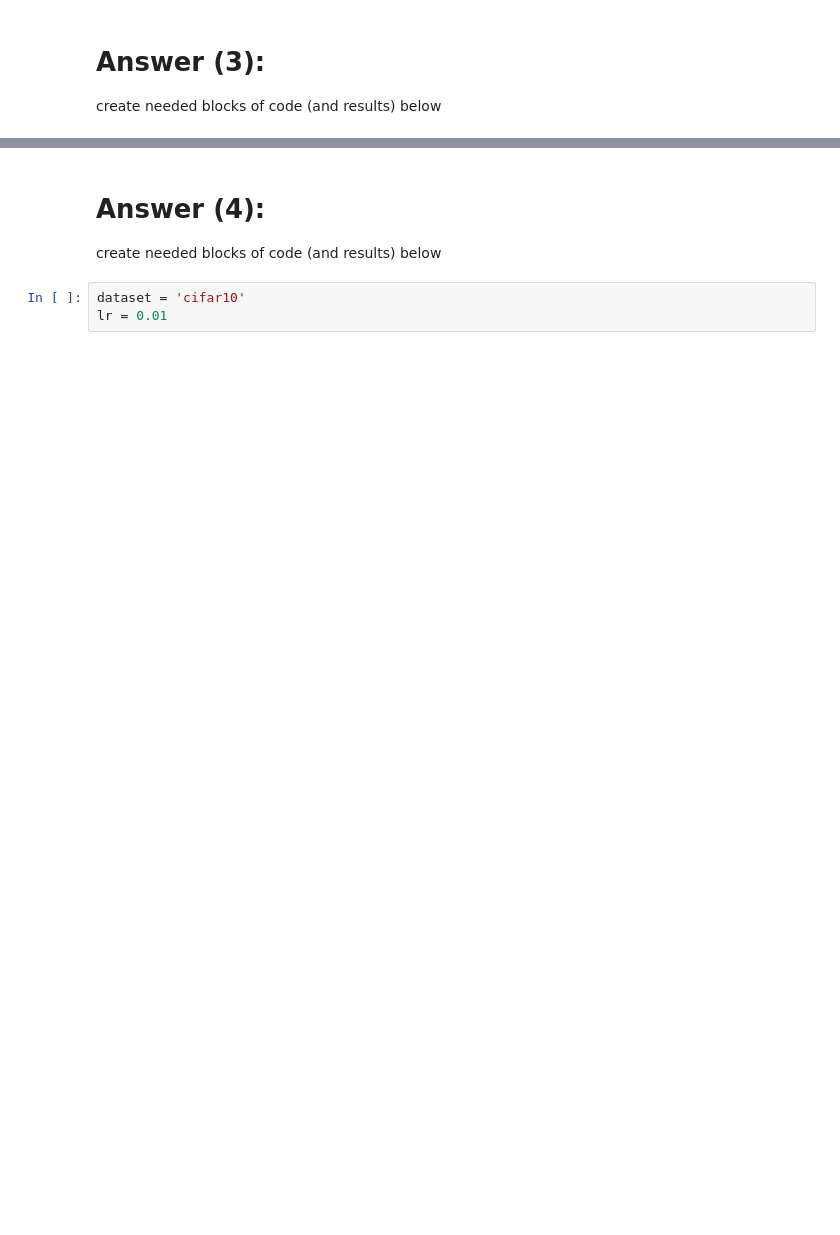
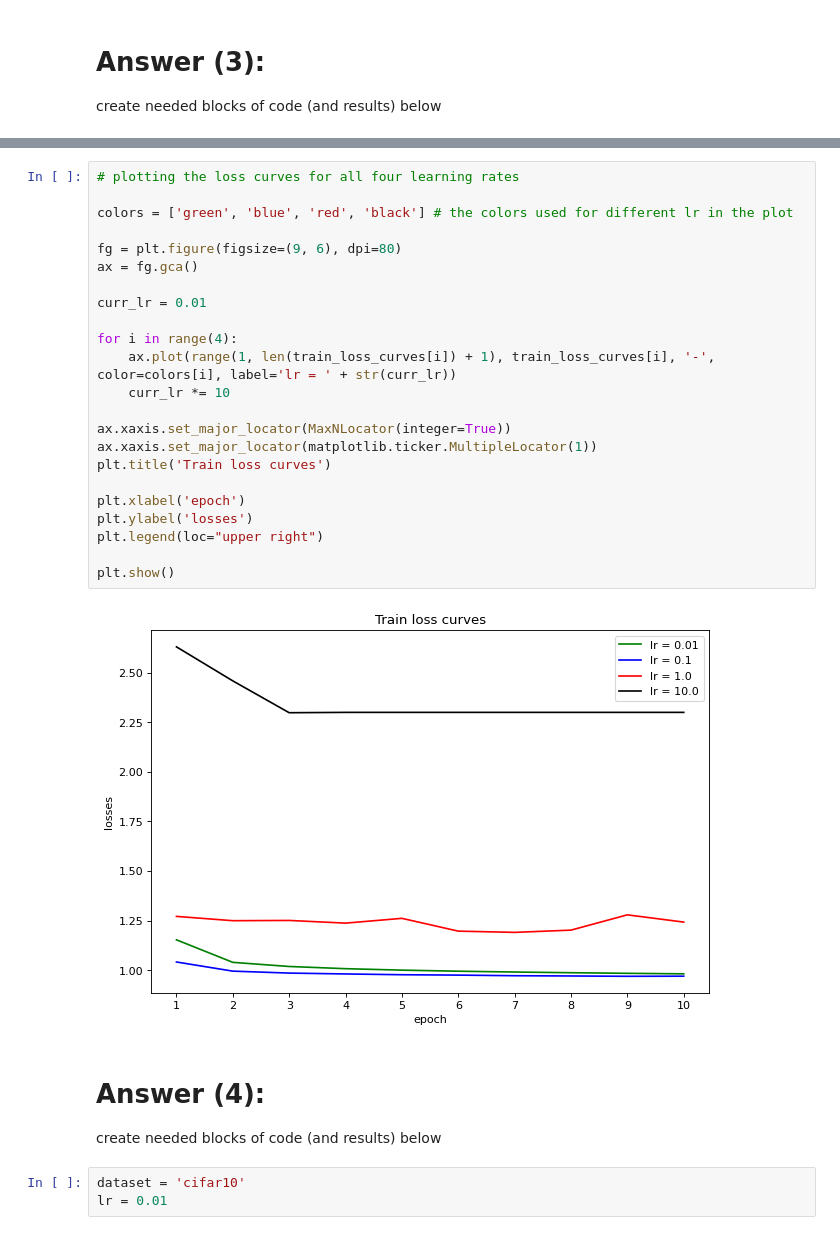
Before and after one commit to KareemJBR/CV-Exercises, a Jupyter notebook: HW3/Q1/ex3_2022_part1.ipynb, the cells around one changed output, grey strips where cells are left out. Drawn from its saved outputs; the diff is of its cells as text; blank space fills up the shorter version.

```diff
--- a/HW3/Q1/ex3_2022_part1.ipynb
+++ b/HW3/Q1/ex3_2022_part1.ipynb
@@ -474,3 +490,28 @@ Test set: Average loss: 2.6439, Accuracy: 980/10000 (10%)
+# %%
+# plotting the loss curves for all four learning rates
+
+colors = ['green', 'blue', 'red', 'black'] # the colors used for different lr in the plot
+
+fg = plt.figure(figsize=(9, 6), dpi=80)
+ax = fg.gca()
+
+curr_lr = 0.01
+
+for i in range(4):
+    ax.plot(range(1, len(train_loss_curves[i]) + 1), train_loss_curves[i], '-', color=colors[i], label='lr = ' + str(curr_lr))
+    curr_lr *= 10
+
+ax.xaxis.set_major_locator(MaxNLocator(integer=True))
+ax.xaxis.set_major_locator(matplotlib.ticker.MultipleLocator(1))
+plt.title('Train loss curves')
+
+plt.xlabel('epoch')
+plt.ylabel('losses')
+plt.legend(loc="upper right")
+
+plt.show()
+# %% [output]
+[figure, added]
 # %% [markdown]
 # **Answer (4):**
 create needed blocks of code (and results) below
```
Also changed, not shown: parts of 13 cells of this notebook.
